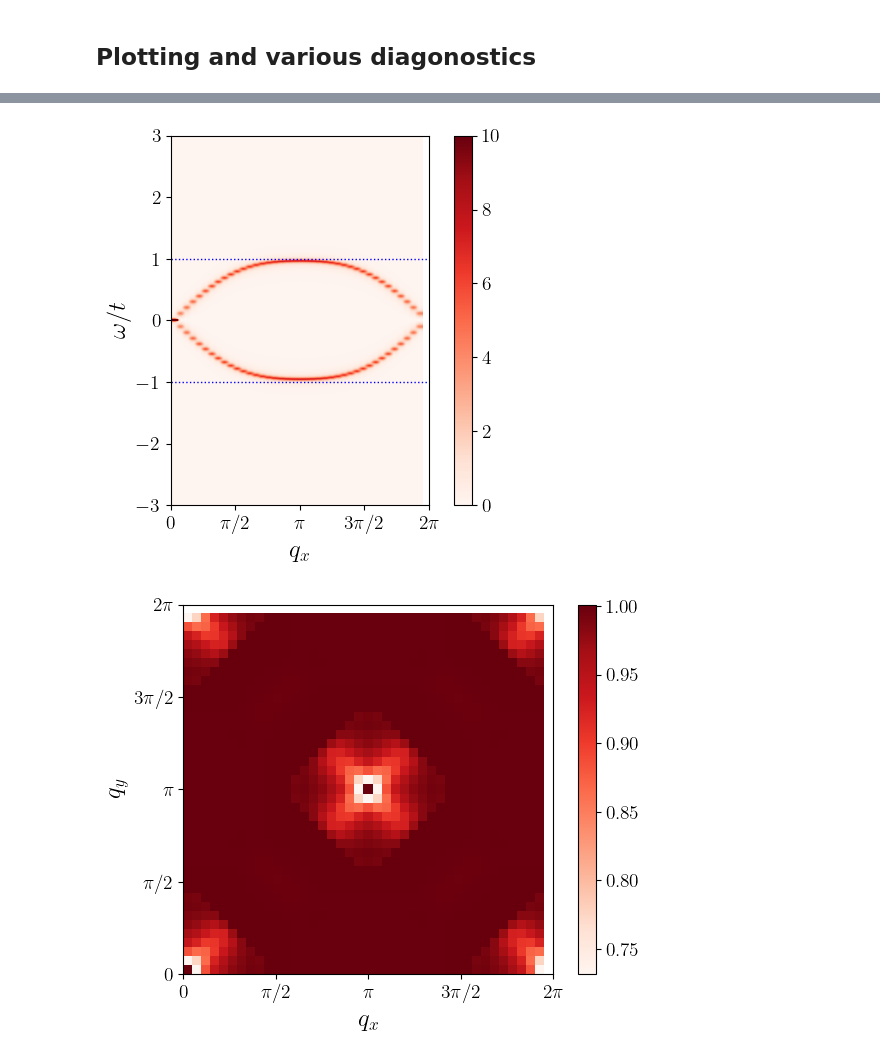
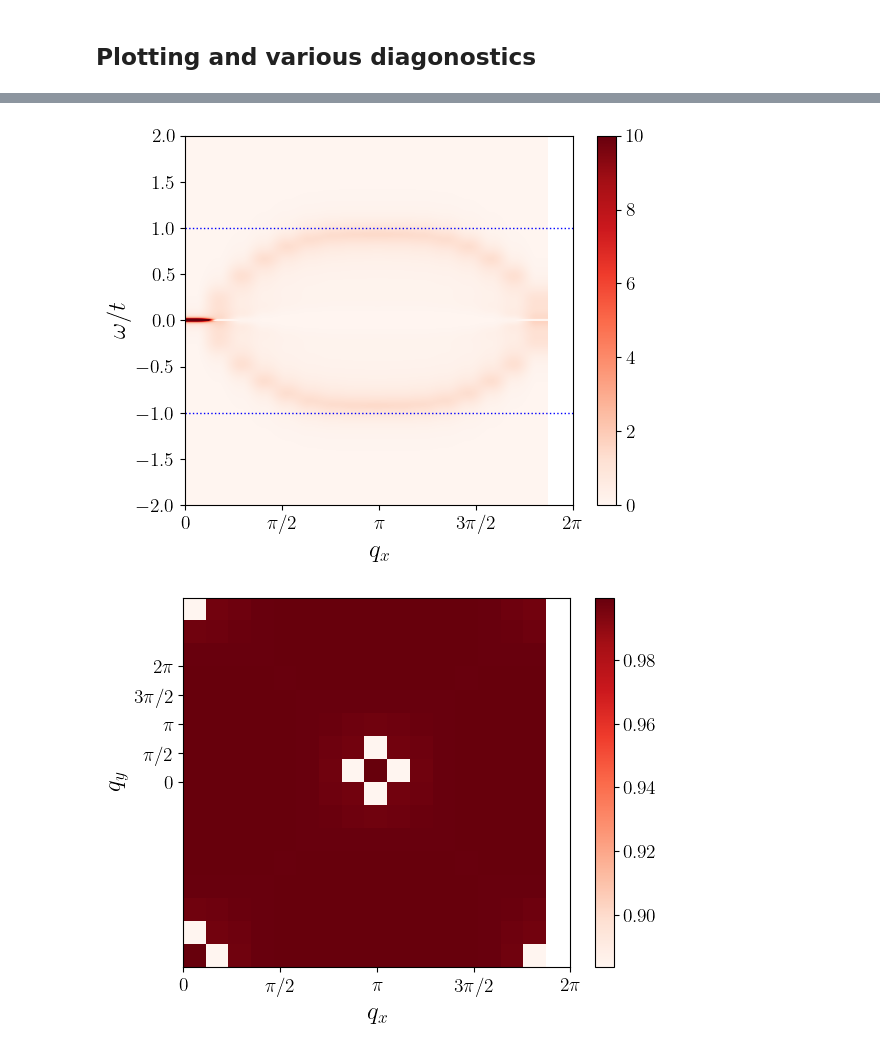
Before and after one commit to j-curtis/holes_and_magnons, a Jupyter notebook: Magnon_RPA_plots.ipynb, the cells around one changed output, grey strips where cells are left out. Cells and saved outputs as stored; diff of their text form; code cells hidden in the pictures.

```diff
--- a/Magnon_RPA_plots.ipynb
+++ b/Magnon_RPA_plots.ipynb
@@ -34,0 +28,11 @@ f_spec.load_hole_spectrum(holesFile)
+# %%
+#holesDirectory = dataDirectory+"hole_spectra/05052025/5ksamples/"
+#holesFile = holesDirectory+"jon_request_0.5"
+holesDirectory = dataDirectory+"hole_spectra/06062025/16x16eta=0.09/"
+holesFile = holesDirectory+"sr_3.pkl"
+Jh = 0.5
+
+f_spec = rpa.fermion_spectra()
+f_spec.load_hole_spectrum(holesFile)
+
+f_spec.plot_spectrum([-1.6,-1.],cmap='magma',aspect=4.)
@@ -122,14 +56,12 @@ print(np.sum(A)*dw/float(Nkx*Nky))
 # %% [markdown]
 ## Set parameters and computing doping
 # %%
-T = 0.01*rpa.t ### temperature
 U = 8.*rpa.t ### Hubbard U (used to compute J)
 J = 4.*rpa.t**2/U ### Superexchange J
-mu = -1.583*rpa.t ### Chemical potential (controls doping)
+T = 0.001*rpa.t
+print("J/t used in LSWT: {jt:0.2f}".format(jt=J/rpa.t))
 
-
-### Compute doping
-delta = rpa.calc_density(kxs,kys,ws,A,mu,T)
-print("Hole doping: {d:0.2%}".format(d=delta))
-print("J/t used in LSWT: {jt:0.2f}".format(jt=J/rpa.t))
+delta = 0.08
+mu_indx = np.argmin(np.abs(f_spec.dopings-delta))
+print("Doping: {d:0.1%}".format(d=f_spec.dopings[mu_indx,0]))
 # %% [output]
@@ -141,10 +73,10 @@ J/t used in LSWT: 0.50
 ### Calculate RPA spectra from hole spectra
 t0 = time.time()
 
-ImPi = rpa.calc_ImPi(kxs,kys,ws,A,mu,T)
+ImPi = rpa.calc_ImPi(f_spec.kxs,f_spec.kys,f_spec.ws,f_spec.A,f_spec.mu_grid[mu_indx,0],T)
 
 t1 = time.time()
-
+KK_matrix = rpa.KK_matrix(f_spec.ws)
 Pi = rpa.Kramers_Kronig_precomputed(KK_matrix,ImPi)
 
 t2 = time.time()
@@ -158,16 +90,16 @@ Time for Kramers-Kronig:  14.40037989616394 s
 # %%
 t2 = time.time()
 
-magnon_kernel=rpa.RPA_kernel(kxs,kys,ws,Pi,J)
-magnon_propagator = rpa.RPA_propagator_analytic(kxs,kys,ws,Pi,J)
+magnon_kernel=rpa.RPA_kernel(f_spec.kxs,f_spec.kys,f_spec.ws,Pi,J)
+magnon_propagator = rpa.RPA_propagator_analytic(f_spec.kxs,f_spec.kys,f_spec.ws,Pi,J)
 
 t3 = time.time()
 
-spectrum = rpa.RPA_spectrum(kxs,kys,ws,magnon_propagator)
+spectrum = rpa.RPA_spectrum(f_spec.kxs,f_spec.kys,f_spec.ws,magnon_propagator)
 
 t4 = time.time()
 
-sum_rule = np.sum(spectrum,axis=-1)*dw
+sum_rule = np.sum(spectrum,axis=-1)*f_spec.dw
 print("Time for forming and inverting kernel: ",t3-t2,"s")
 print("Time for computing spectrum: ",t4-t3,"s")
 # %% [output]
@@ -304,29 +212,30 @@ plt.show()
 # %%
 scale = mclr.LogNorm()
 scale = mclr.Normalize(0.,10.)
-plt.imshow(np.transpose(spectrum[:,0,:]),origin='lower',extent=[kxs[0],kxs[-1],ws[0],ws[-1]],cmap='Reds',aspect=1.5,norm=scale)
+
+plt.imshow(np.transpose(spectrum[:,0,:]),origin='lower',extent=[f_spec.kxs[0],f_spec.kxs[-1],f_spec.ws[0],f_spec.ws[-1]],cmap='Reds',aspect=1.5,norm=scale)
 plt.ylabel(r'$\omega/t$')
-plt.ylim(-3,3)
+plt.ylim(-2,2)
 plt.xlabel(r'$q_x$')
 plt.xticks([0,np.pi/2.,np.pi,3.*np.pi/2.,2.*np.pi],[r'0',r'$\pi/2$',r'$\pi$',r'$3\pi/2$',r'$2\pi$'])
 plt.colorbar()
 #plt.title(r'$\delta = $'+"{:0.1%}".format(delta)+r'$T/t = $'+"{:0.2f}".format(T))
 plt.axhline(2.*J,linestyle='dotted',color='blue',linewidth=1.)
 plt.axhline(-2.*J,linestyle='dotted',color='blue',linewidth=1.)
 if saveFigs: plt.savefig(figDirectory+"/spectrum_Jh=0.5_"+"delta={d:0.1%}_T={t:0.2f}.png".format(d=delta,t=T),bbox_inches='tight',transparent=True)
 plt.show()
 
-scale = mclr.Normalize(0.,1.)
+#scale = mclr.Normalize(0.,1.)
 scale=None
-plt.imshow(np.transpose(np.sum(spectrum,axis=-1)*dw),origin='lower',extent=[kxs[0],kxs[-1],kys[0],kys[-1]],aspect=1,cmap='Reds',norm=scale)
+plt.imshow(np.transpose(np.sum(spectrum,axis=-1)*np.real(f_spec.dw)),origin='lower',extent=[f_spec.kxs[0],f_spec.kxs[-1],f_spec.ws[0],f_spec.ws[-1]],aspect=0.3,cmap='Reds',norm=scale)
 plt.xlabel(r'$q_x$')
 plt.xticks([0,np.pi/2.,np.pi,3.*np.pi/2.,2.*np.pi],[r'0',r'$\pi/2$',r'$\pi$',r'$3\pi/2$',r'$2\pi$'])
 plt.ylabel(r'$q_y$')
 plt.yticks([0,np.pi/2.,np.pi,3.*np.pi/2.,2.*np.pi],[r'0',r'$\pi/2$',r'$\pi$',r'$3\pi/2$',r'$2\pi$'])
 plt.colorbar()
 #plt.title(r'$\delta = $'+"{:0.1%}".format(delta))
 if saveFigs: plt.savefig(figDirectory+"/sum_rule_Jh=0.5_"+"delta={d:0.1%}_T={t:0.2f}.png".format(d=delta,t=T),bbox_inches='tight',transparent=True)
 plt.show()
 # %% [output]
-[figure, old version]
+[figure, new version]
-[figure, old version]
+[figure, new version]
```
Also changed, not shown: parts of 16 cells of this notebook, 1 other file.
